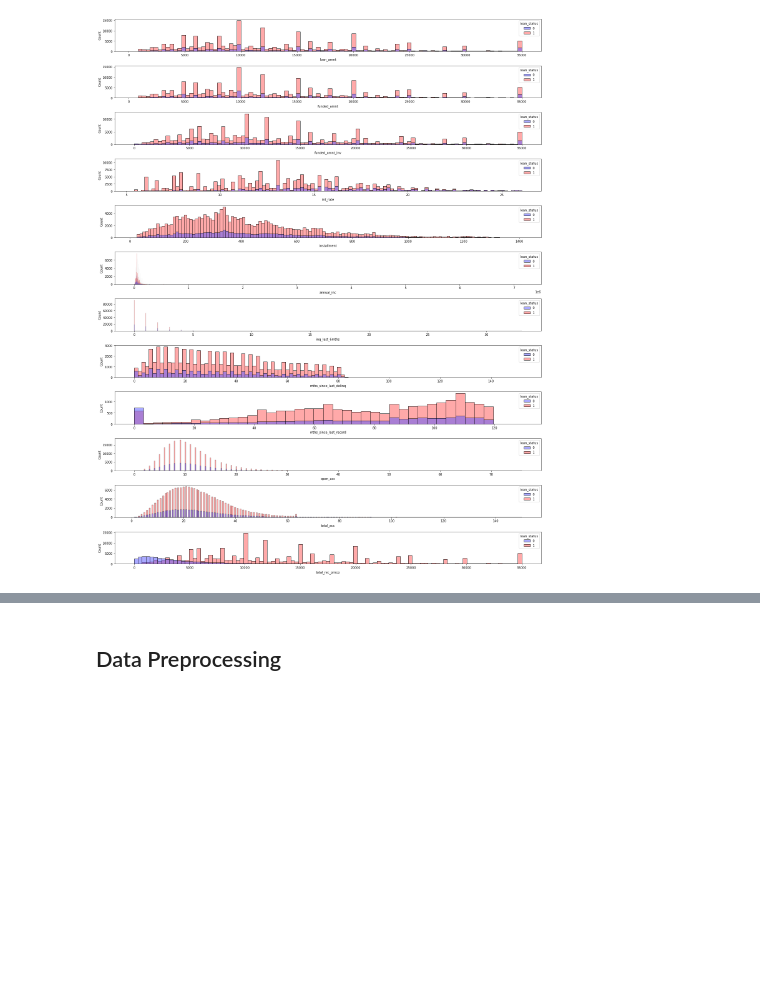
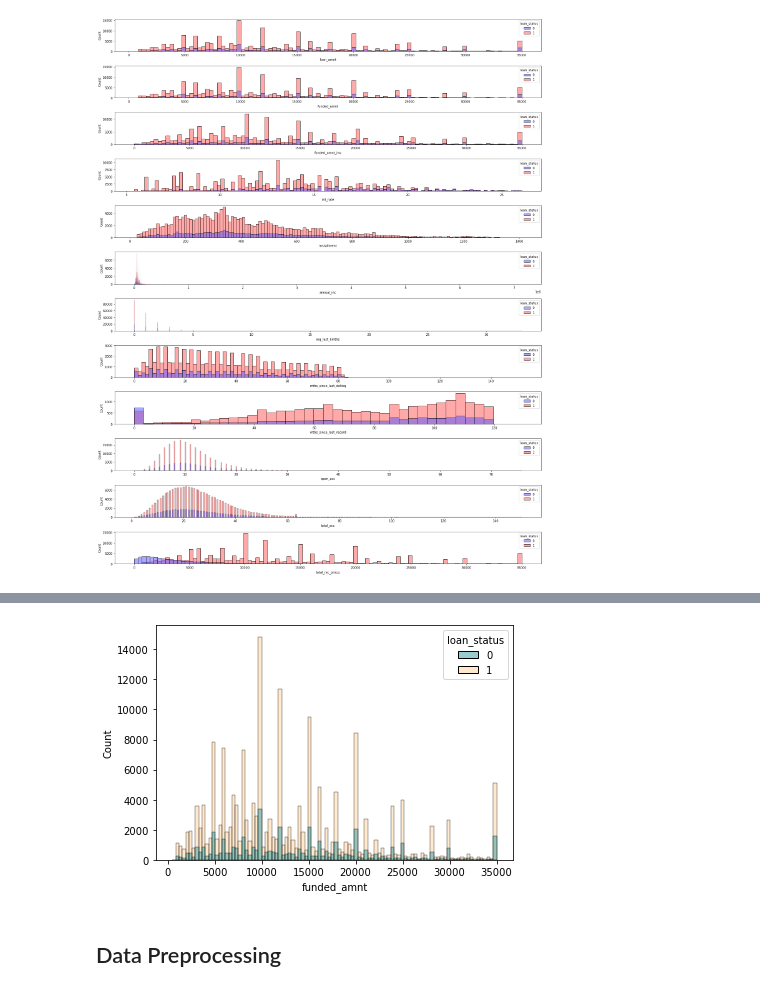
Before and after one commit to inggridpris/Credit-Loan-Prediction, a Jupyter notebook: scoring credit.ipynb, the cells around one changed output, grey strips where cells are left out. Cells and saved outputs as stored; diff of their text form; code cells hidden in the pictures; blank space fills up the shorter version.

```diff
--- a/scoring credit.ipynb
+++ b/scoring credit.ipynb
@@ -283,3 +307,9 @@ for i in range(0, len(features)):
+# %%
+sns.histplot(x='funded_amnt', data=df2, palette=color, hue='loan_status')
+plt.tight_layout()
+plt.savefig('funded.jpg')
+# %% [output]
+[figure, added]
 # %% [markdown]
 ## Data Preprocessing
 # %%
```
Also changed, not shown: parts of 16 cells of this notebook, 15 other files.
